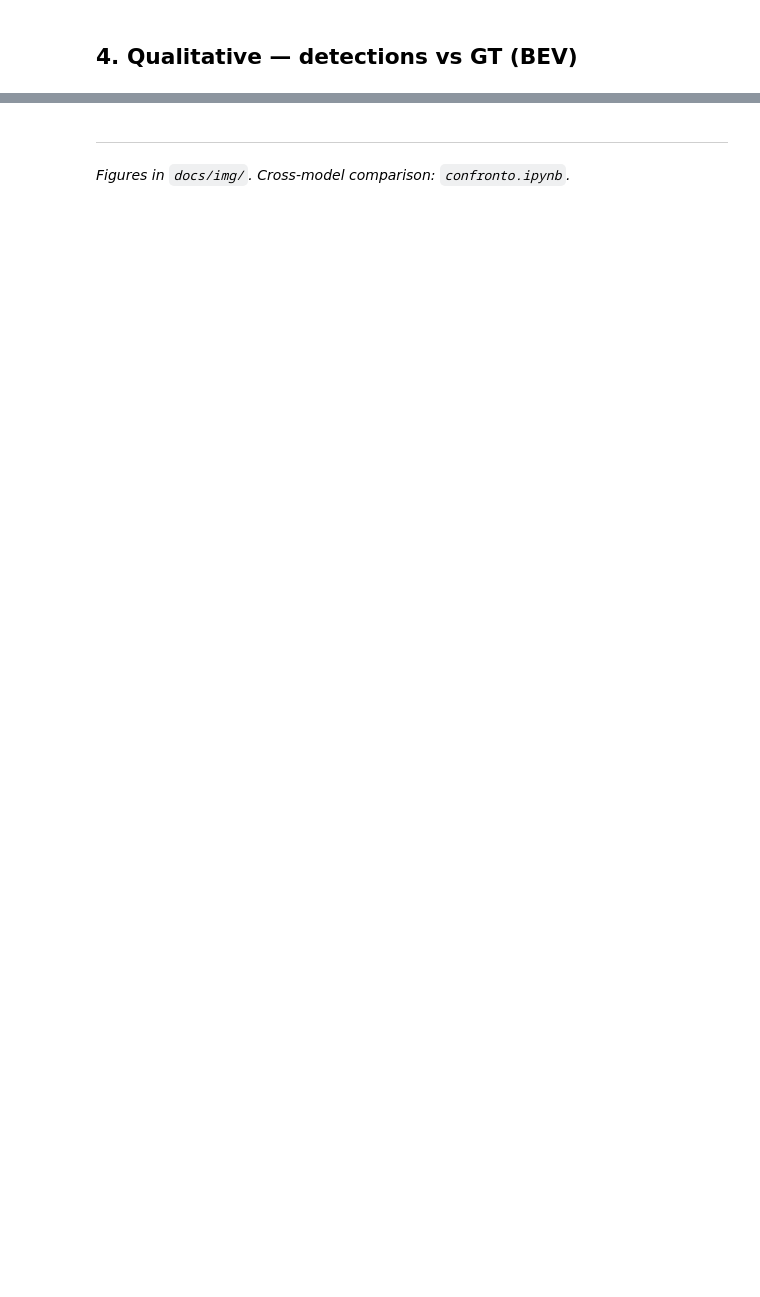
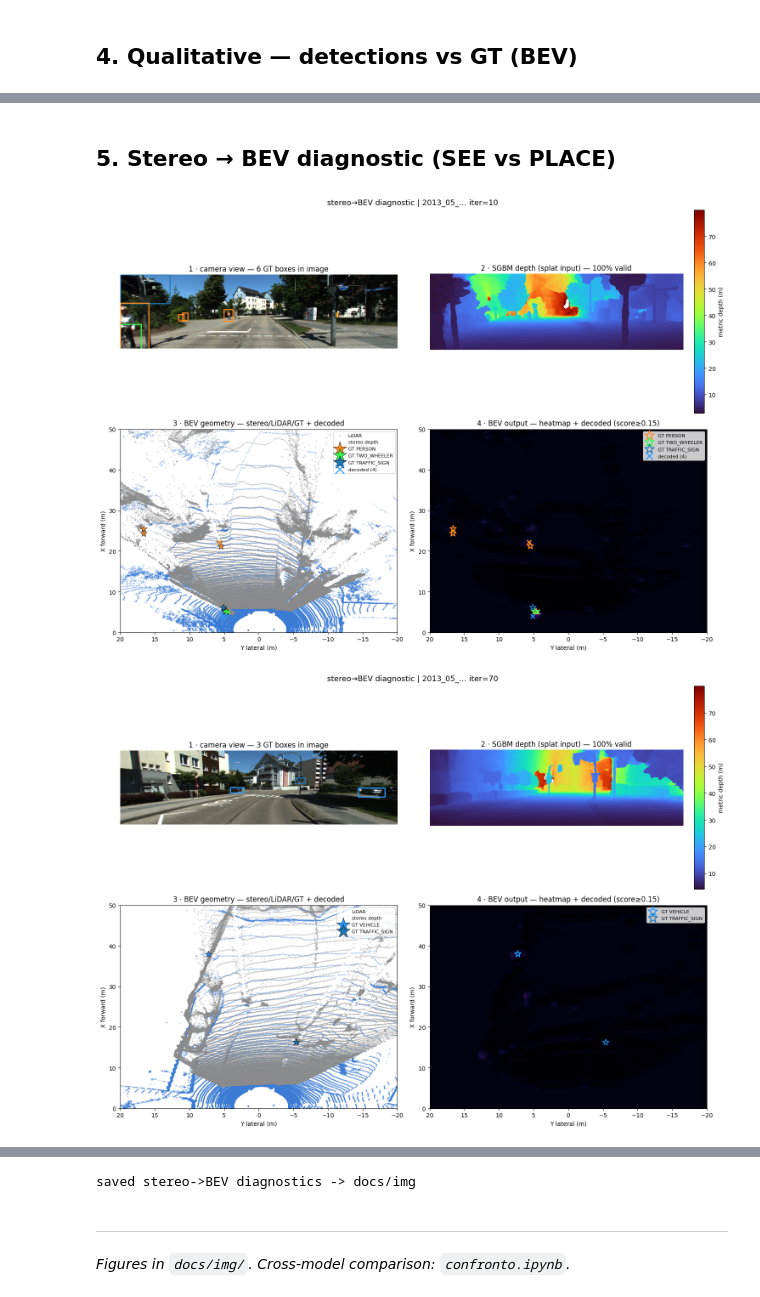
Before and after one commit to Nikappa57/stereo-lidar-perception, a Jupyter notebook: notebooks/camera.ipynb, the cells around one changed output, grey strips where cells are left out. Saved outputs shown, nothing was run; the diff lists cells and outputs as text; code cells hidden in the pictures; blank space fills up the shorter version.

```diff
--- a/notebooks/camera.ipynb
+++ b/notebooks/camera.ipynb
@@ -88,0 +127,17 @@ print("saved qualitative BEV frames ->", FIGDIR)
+# %% [markdown]
+## 5. Stereo → BEV diagnostic (SEE vs PLACE)
+# %%
+# Stereo -> BEV diagnostic (the method's headline figure): split the camera path
+# into SEEING vs PLACING. Panel 1 = image detections (does the net see it?),
+# panel 3 = stereo depth, panel 4 = BEV output — an object seen but misplaced in
+# BEV means the stereo depth put it in the wrong cell. Needs full samples (images).
+for i, frame in enumerate(val_frames[10:200:60]):
+    sample = frame.to_stereo_sample()  # full sample (load_images=True)
+    utils.visualize_stereo_bev_diagnostic(model, sample, device=DEVICE,
+                                          score_threshold=0.15)               # inline
+    utils.visualize_stereo_bev_diagnostic(model, sample, device=DEVICE,       # + save
+        score_threshold=0.15, save_path=str(FIGDIR / f"{MODEL}{TAG}_stereobev_{i}.png"))
+print("saved stereo->BEV diagnostics ->", FIGDIR)
+# %% [output]
+[figure, added]
+[figure, added]
@@ -89,3 +146,4 @@ print("saved qualitative BEV frames ->", FIGDIR)
+saved stereo->BEV diagnostics -> docs/img
 # %% [markdown]
 ---
 *Figures in `docs/img/`. Cross-model comparison: `confronto.ipynb`.*
```
Also changed, not shown: parts of 7 cells of this notebook, 20 other files.
